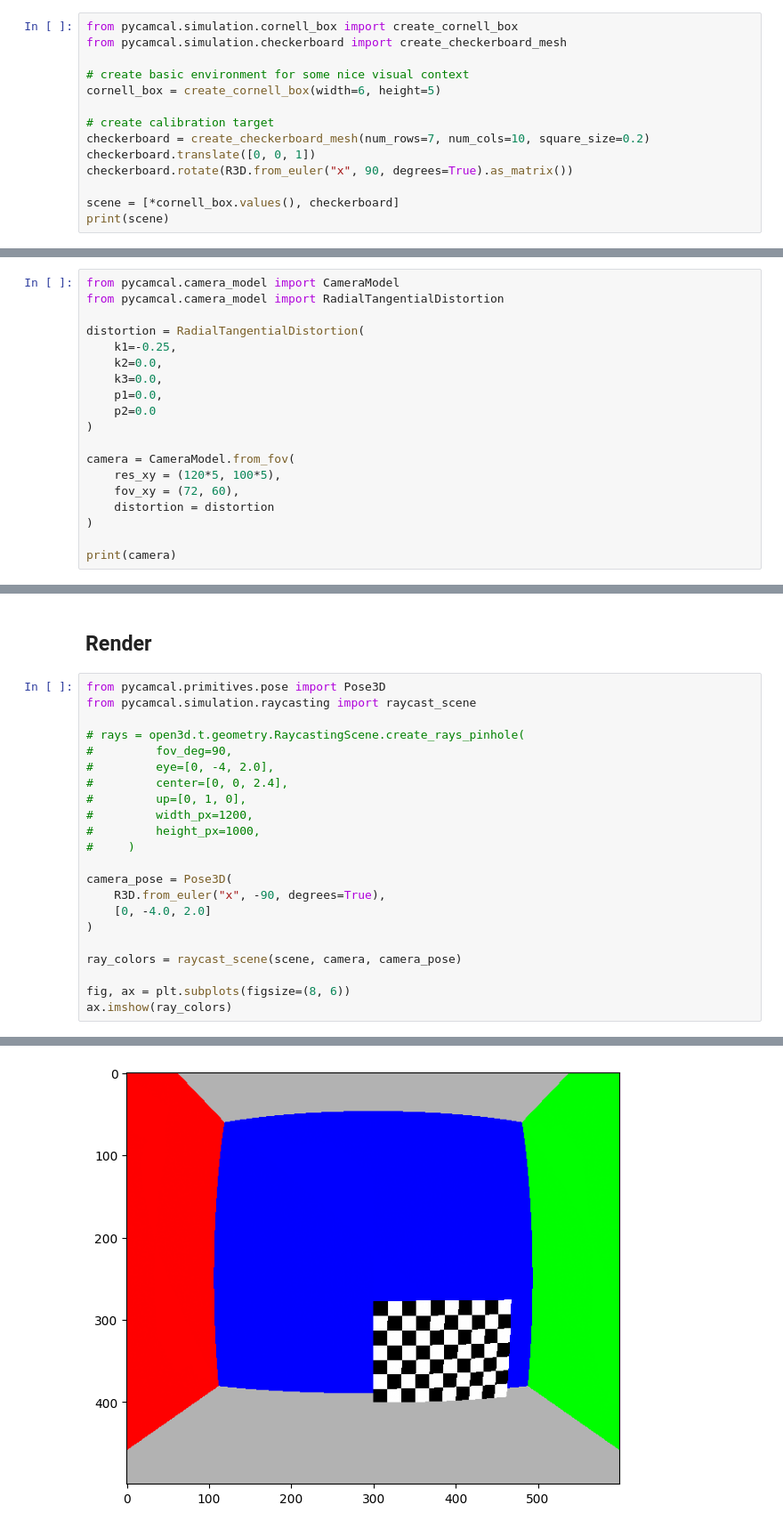
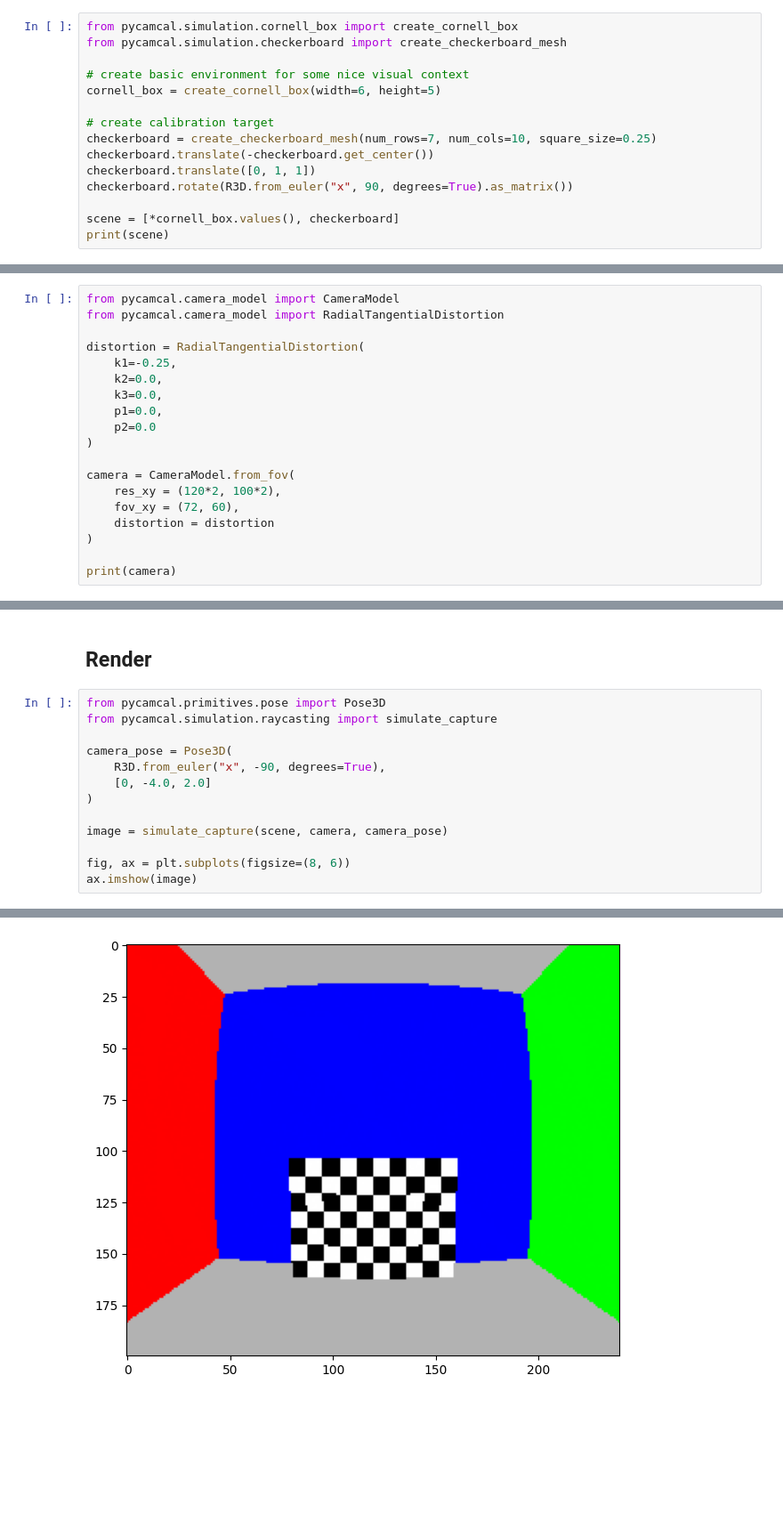
Before and after one commit to rschwa6308/PyCamCal, a Jupyter notebook: testing.ipynb, the cells around one changed output, grey strips where cells are left out. Shown: that part at 89% size. Saved outputs shown, nothing was run; the diff lists cells and outputs as text; blank space fills up the shorter version.

```diff
--- a/testing.ipynb
+++ b/testing.ipynb
@@ -20,8 +20,9 @@ from pycamcal.simulation.checkerboard import create_checkerboard_mesh
 cornell_box = create_cornell_box(width=6, height=5)
 
 # create calibration target
-checkerboard = create_checkerboard_mesh(num_rows=7, num_cols=10, square_size=0.2)
-checkerboard.translate([0, 0, 1])
+checkerboard = create_checkerboard_mesh(num_rows=7, num_cols=10, square_size=0.25)
+checkerboard.translate(-checkerboard.get_center())
+checkerboard.translate([0, 1, 1])
 checkerboard.rotate(R3D.from_euler("x", 90, degrees=True).as_matrix())
 
 scene = [*cornell_box.values(), checkerboard]
@@ -47,7 +48,7 @@ distortion = RadialTangentialDistortion(
 )
 
 camera = CameraModel.from_fov(
-    res_xy = (120*5, 100*5),
+    res_xy = (120*2, 100*2),
     fov_xy = (72, 60),
     distortion = distortion
 )
@@ -59,25 +60,16 @@ print(camera)
 ## Render
 # %%
 from pycamcal.primitives.pose import Pose3D
-from pycamcal.simulation.raycasting import raycast_scene
-
-# rays = open3d.t.geometry.RaycastingScene.create_rays_pinhole(
-#         fov_deg=90,
-#         eye=[0, -4, 2.0],
-#         center=[0, 0, 2.4],
-#         up=[0, 1, 0],
-#         width_px=1200,
-#         height_px=1000,
-#     )
+from pycamcal.simulation.raycasting import simulate_capture
 
 camera_pose = Pose3D(
     R3D.from_euler("x", -90, degrees=True),
     [0, -4.0, 2.0]
 )
 
-ray_colors = raycast_scene(scene, camera, camera_pose)
+image = simulate_capture(scene, camera, camera_pose)
 
 fig, ax = plt.subplots(figsize=(8, 6))
-ax.imshow(ray_colors)
+ax.imshow(image)
 # %% [output]
 Clipping input data to the valid range for imshow with RGB data ([0..1] for floats or [0..255] for integers). Got range [0.0..1.0000000596046448].
@@ -85,2 +77,2 @@ Clipping input data to the valid range for imshow with RGB data ([0..1] for floa
 <matplotlib.image.AxesImage at 0x...>
-[figure, old version]
+[figure, new version]
```
Also changed, not shown: parts of 1 cell of this notebook, 12 other files.
